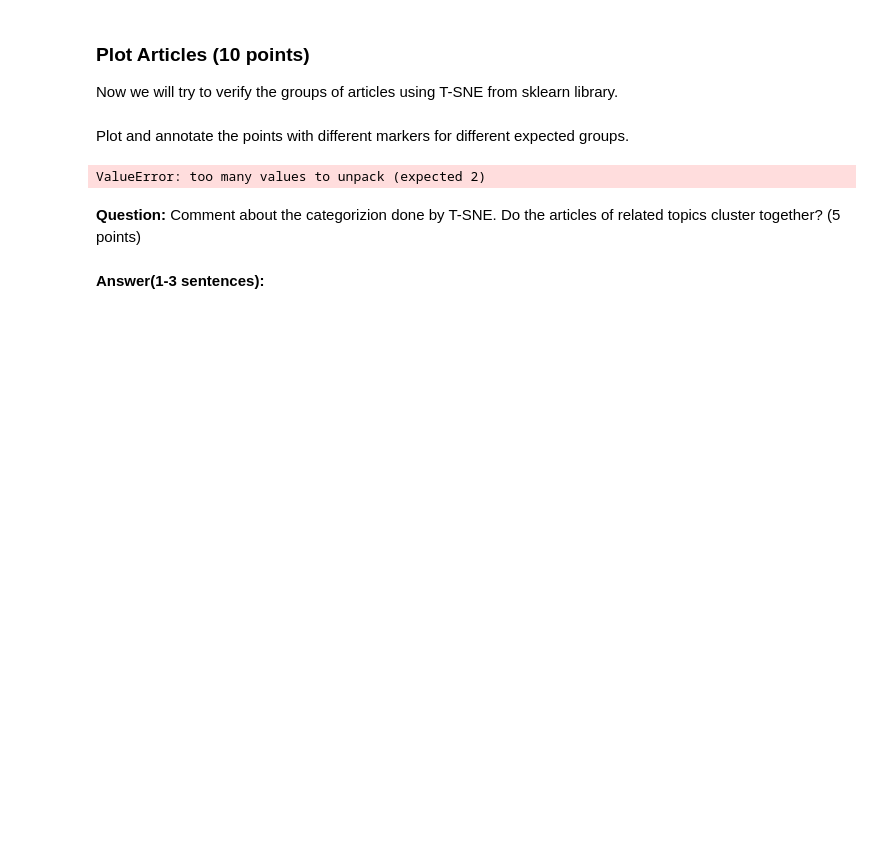
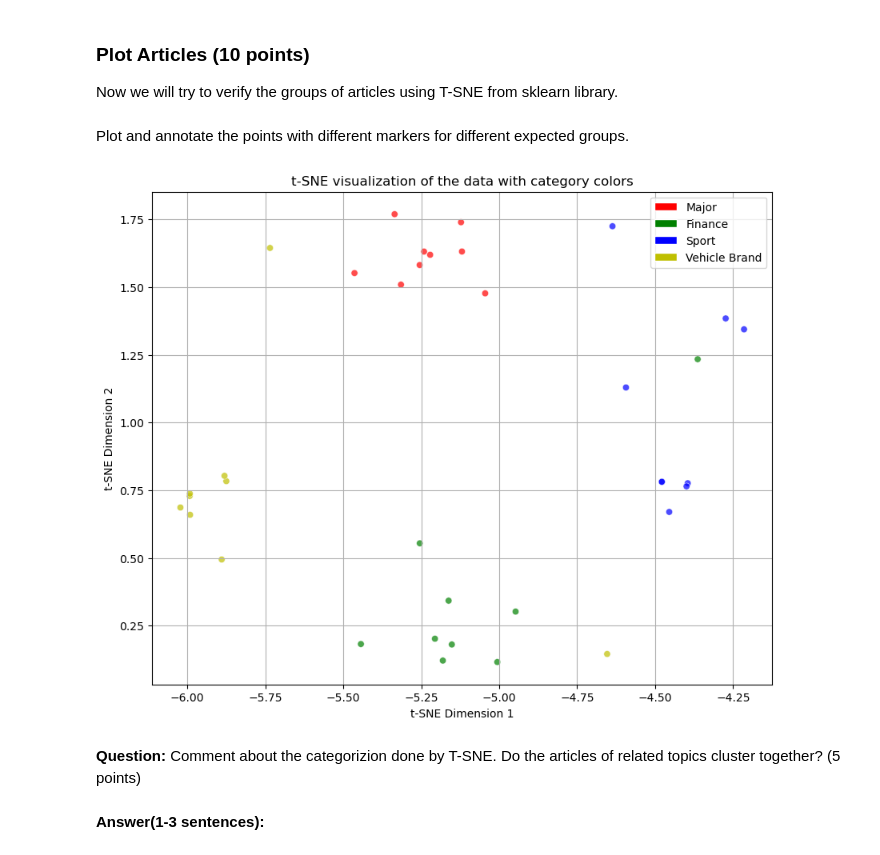
Before and after one commit to AndyFCui/NaturalLanguageProcessing_Intro, a Jupyter notebook: as2/CS6120_NLP_Assignment_2.ipynb, the cells around one changed output. Cells and saved outputs as stored; diff of their text form; code cells hidden in the pictures; blank space fills up the shorter version.

```diff
--- a/as2/CS6120_NLP_Assignment_2.ipynb
+++ b/as2/CS6120_NLP_Assignment_2.ipynb
@@ -604,7 +604,7 @@ In this step, we will vectorize the text data. You can use TfidfVectorizer() or
 from sklearn.feature_extraction.text import TfidfVectorizer
 
 lines: list[list[str]] = []
-lines = [clean_message(line) for line in data]
+lines = [clean_message(item[0]) for item in data]
 vectorizer: any = TfidfVectorizer()
 x = vectorizer.fit_transform(lines)
 # %%
@@ -630,33 +630,37 @@ x_tsne: any = tsne.fit_transform(x.toarray())
 Plot and annotate the points with different markers for different expected groups.
 # %%
 import matplotlib.pyplot as plt
+from matplotlib.patches import Patch
 
 # Create a color map for each category
 color_map = {
     "Major": 'r',
     "Finance": 'g',
     "Sport": 'b',
     "Vehicle Brand": 'y'
 }
 
 # Extract the categories and transform them to colors using the color map
 colors = [color_map[category] for _, category in data]
+
+# Create legend elements
+legend_elements = [Patch(facecolor=color_map[key], edgecolor='w', label=key) for key in color_map.keys()]
 
 # get a figure handle
 fig,ax = plt.subplots(figsize = (10, 8))
 
 # Plot the t-SNE results on the figure and axis handles
 ax.scatter(x_tsne[:, 0], x_tsne[:, 1], c=colors, alpha=0.7, edgecolors='w', linewidth=0.5)
 ax.legend(handles = legend_elements, loc='upper right')
 
 ax.set_xlabel('t-SNE Dimension 1')
 ax.set_ylabel('t-SNE Dimension 2')
 ax.set_title('t-SNE visualization of the data with category colors')
 
 ax.grid(True)
 plt.show()
 # %% [output]
-ValueError: too many values to unpack (expected 2)
+[figure, added]
 # %% [markdown]
 **Question:** Comment about the categorizion done by T-SNE. Do the articles of related topics cluster together? (5 points)
 # %% [markdown]
```
Also changed, not shown: parts of 1 cell of this notebook.
